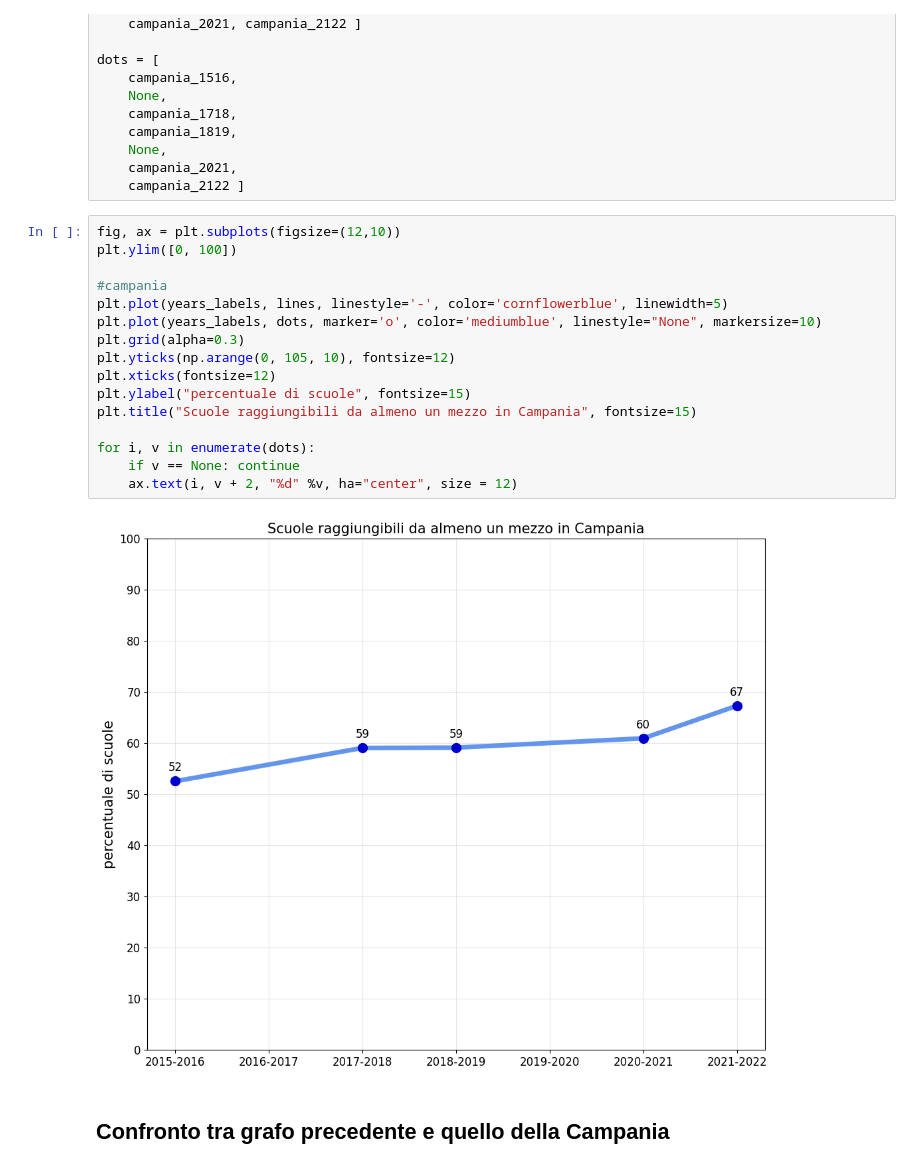
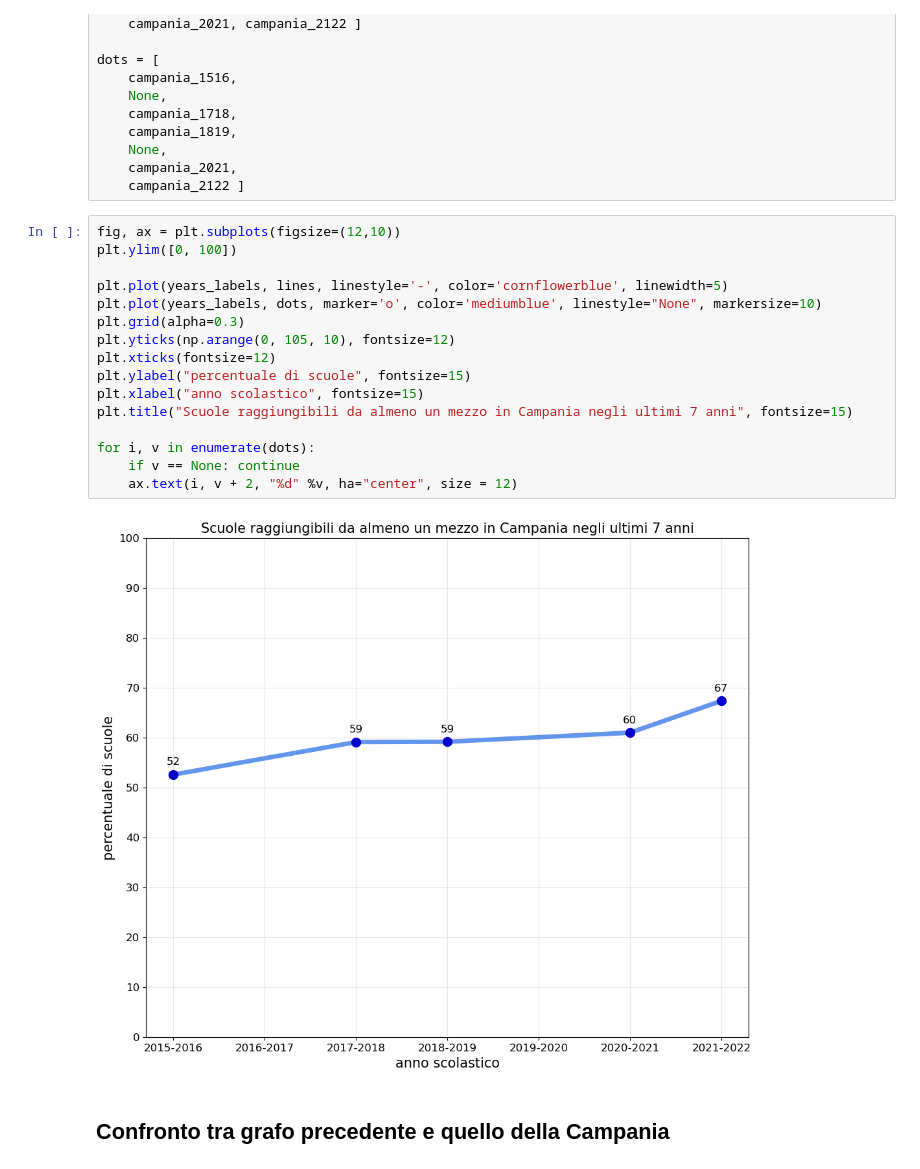
Before and after one commit to bolla99/datavis-project, a Jupyter notebook: raggiungibilità.ipynb, the cells around one changed output. Cells and saved outputs as stored; diff of their text form.

```diff
--- a/raggiungibilità.ipynb
+++ b/raggiungibilità.ipynb
@@ -660,21 +584,21 @@ dots = [
 # %%
 fig, ax = plt.subplots(figsize=(12,10))
 plt.ylim([0, 100])
 
-#campania
 plt.plot(years_labels, lines, linestyle='-', color='cornflowerblue', linewidth=5)
 plt.plot(years_labels, dots, marker='o', color='mediumblue', linestyle="None", markersize=10)
 plt.grid(alpha=0.3)
 plt.yticks(np.arange(0, 105, 10), fontsize=12)
 plt.xticks(fontsize=12)
 plt.ylabel("percentuale di scuole", fontsize=15)
-plt.title("Scuole raggiungibili da almeno un mezzo in Campania", fontsize=15)
+plt.xlabel("anno scolastico", fontsize=15)
+plt.title("Scuole raggiungibili da almeno un mezzo in Campania negli ultimi 7 anni", fontsize=15)
 
 for i, v in enumerate(dots):
     if v == None: continue
     ax.text(i, v + 2, "%d" %v, ha="center", size = 12)
 # %% [output]
-[figure, old version]
+[figure, new version]
 # %% [markdown]
 ## Confronto tra grafo precedente e quello della Campania
 # %%
```
Also changed, not shown: parts of 22 cells of this notebook, 1 other file.
